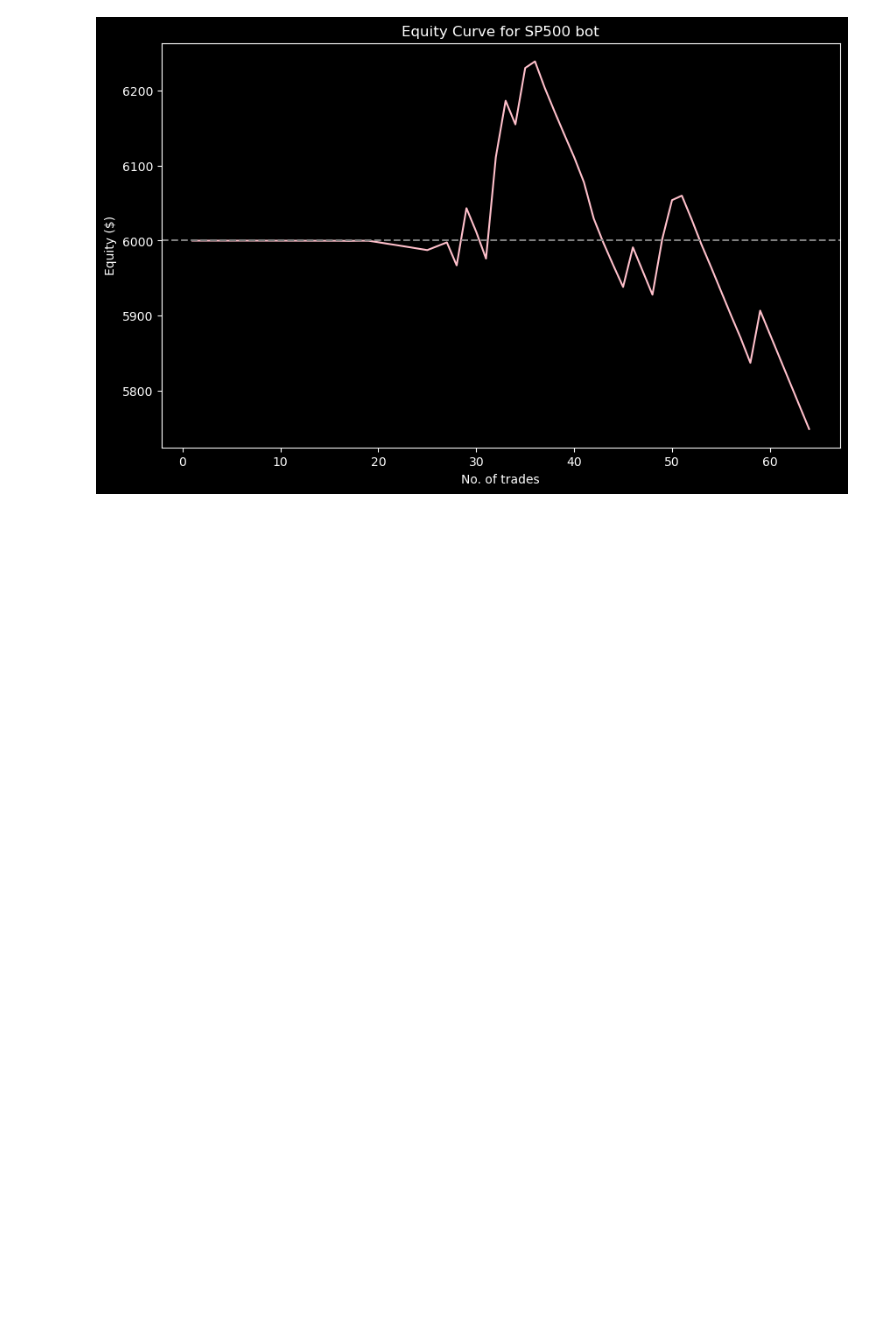
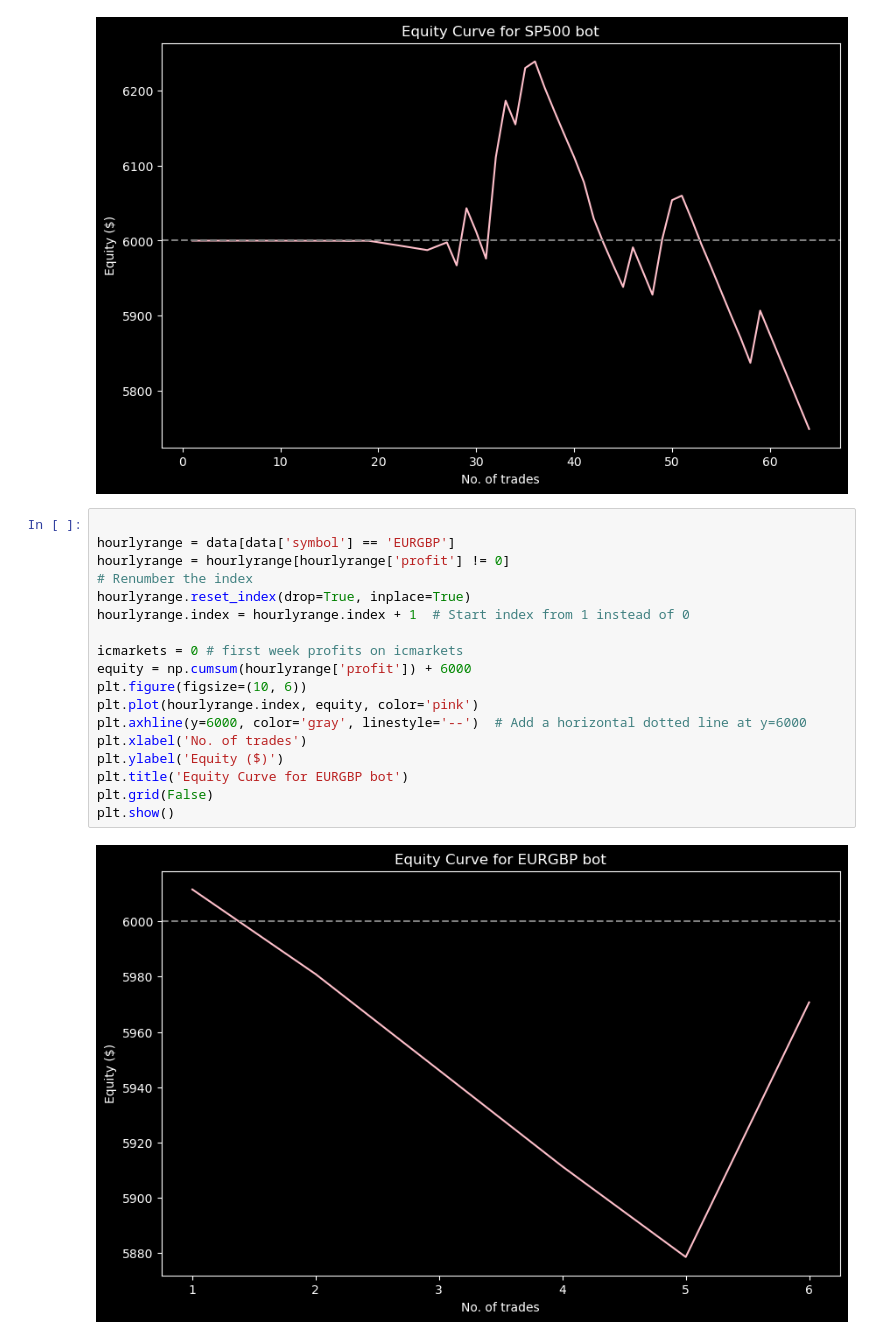
Before and after one commit to KhizarImran/AlgoTrading, a Jupyter notebook: Quant_Research/Account analysis/icmarkets_demo.ipynb, the cells around one changed output. Cells and saved outputs as stored; diff of their text form; blank space fills up the shorter version.

Commit message:
improving logic for the hourly bot

```diff
--- a/Quant_Research/Account analysis/icmarkets_demo.ipynb
+++ b/Quant_Research/Account analysis/icmarkets_demo.ipynb
@@ -85,6 +85,26 @@ plt.grid(False)
 plt.show()
 # %% [output]
 [figure]
+# %%
+
+hourlyrange = data[data['symbol'] == 'EURGBP']
+hourlyrange = hourlyrange[hourlyrange['profit'] != 0]
+# Renumber the index
+hourlyrange.reset_index(drop=True, inplace=True)
+hourlyrange.index = hourlyrange.index + 1  # Start index from 1 instead of 0
+
+icmarkets = 0 # first week profits on icmarkets
+equity = np.cumsum(hourlyrange['profit']) + 6000
+plt.figure(figsize=(10, 6))
+plt.plot(hourlyrange.index, equity, color='pink')
+plt.axhline(y=6000, color='gray', linestyle='--')  # Add a horizontal dotted line at y=6000
+plt.xlabel('No. of trades')
+plt.ylabel('Equity ($)')
+plt.title('Equity Curve for EURGBP bot')
+plt.grid(False)
+plt.show()
+# %% [output]
+[figure, added]
 # %%
 data = data[data['profit'] != 0]
 plt.figure(figsize=(10, 6))
```
Also changed, not shown: parts of 2 cells of this notebook, 4 other files.
